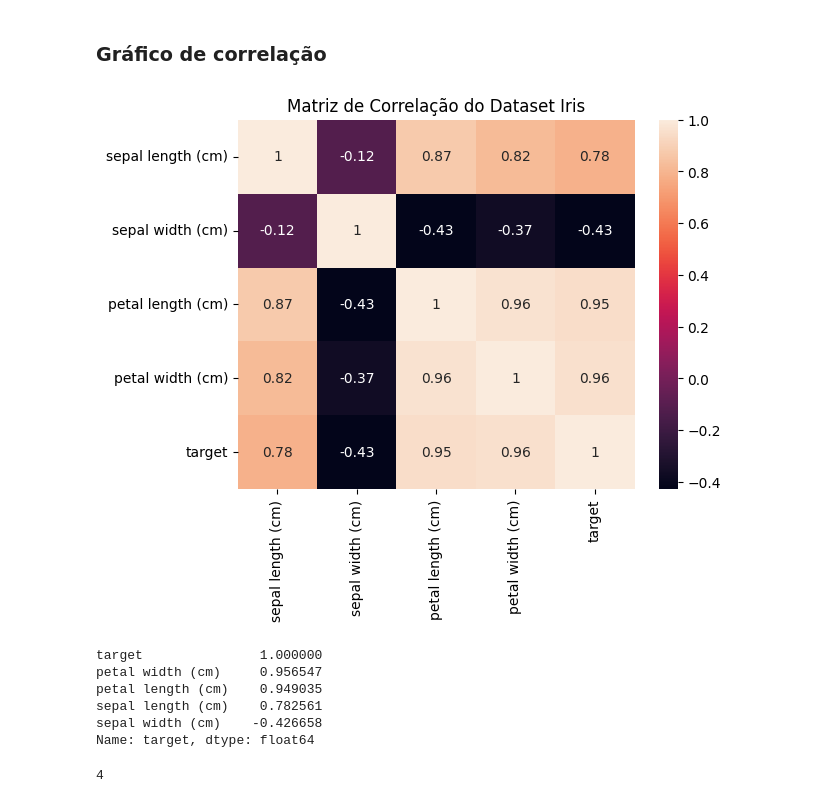
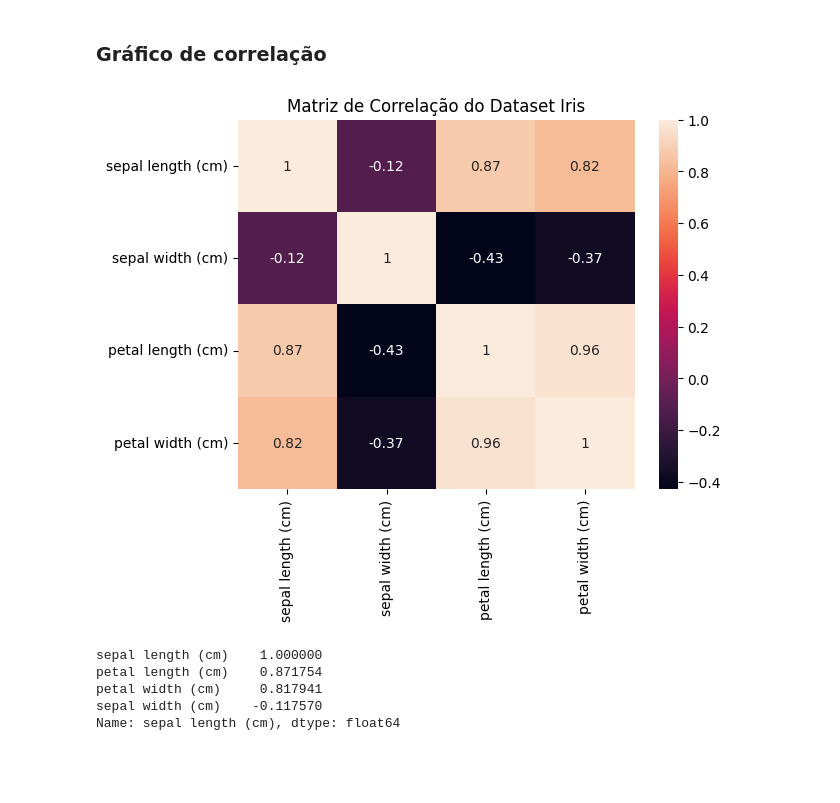
Before and after one commit to motamarcelo/jupyter_notebooks, a Jupyter notebook: IrisDataSetAnalysis.ipynb, the cells around one changed output. Drawn from its saved outputs; the diff is of its cells as text; code cells hidden in the pictures; blank space fills up the shorter version.

```diff
--- a/IrisDataSetAnalysis.ipynb
+++ b/IrisDataSetAnalysis.ipynb
@@ -209,22 +209,17 @@ plt.show()
 # %% [markdown]
 ### Gráfico de correlação
 # %%
-corr_matrix = iris_df.drop(columns=['target_name']).corr()
+corr_matrix = iris_df.drop(columns=['target_name', 'target']).corr()
 sns.heatmap(corr_matrix, annot=True)
 plt.title("Matriz de Correlação do Dataset Iris")
 plt.show()
 # %% [output]
-[figure, old version]
+[figure, new version]
 # %%
-corr_matrix['target'].sort_values(ascending=False)
+corr_matrix['sepal length (cm)'].sort_values(ascending=False)
 # %% [output]
-target               1.000000
-petal width (cm)     0.956547
-petal length (cm)    0.949035
-sepal length (cm)    0.782561
-sepal width (cm)    -0.426658
-Name: target, dtype: float64
+sepal length (cm)    1.000000
+petal length (cm)    0.871754
+petal width (cm)     0.817941
+sepal width (cm)    -0.117570
+Name: sepal length (cm), dtype: float64
-# %%
-print(2+2)
-# %% [output]
-4
```
Also changed, not shown: parts of 33 cells of this notebook, 1 other file.
